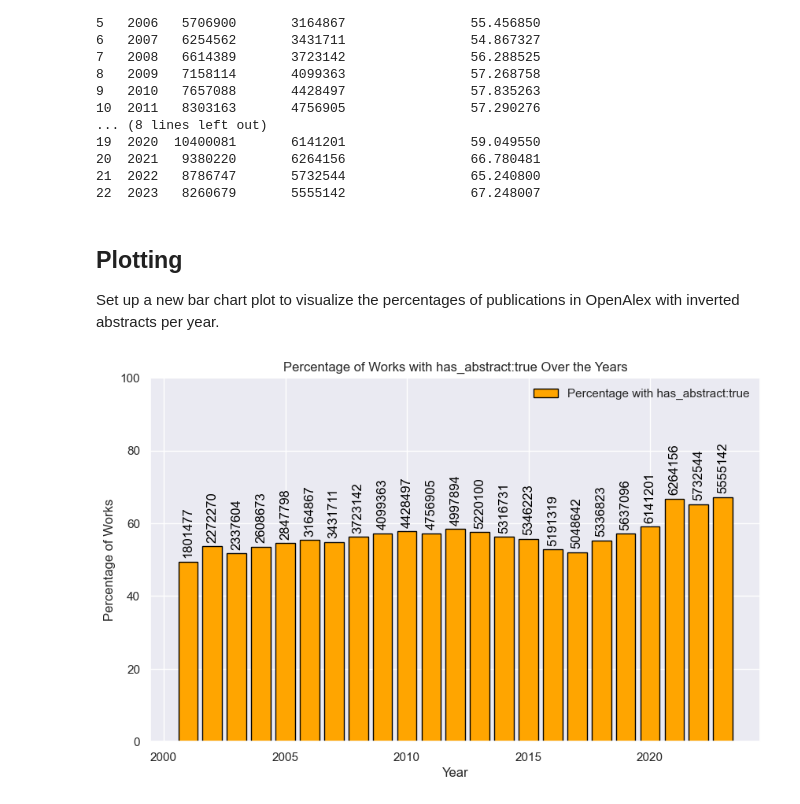
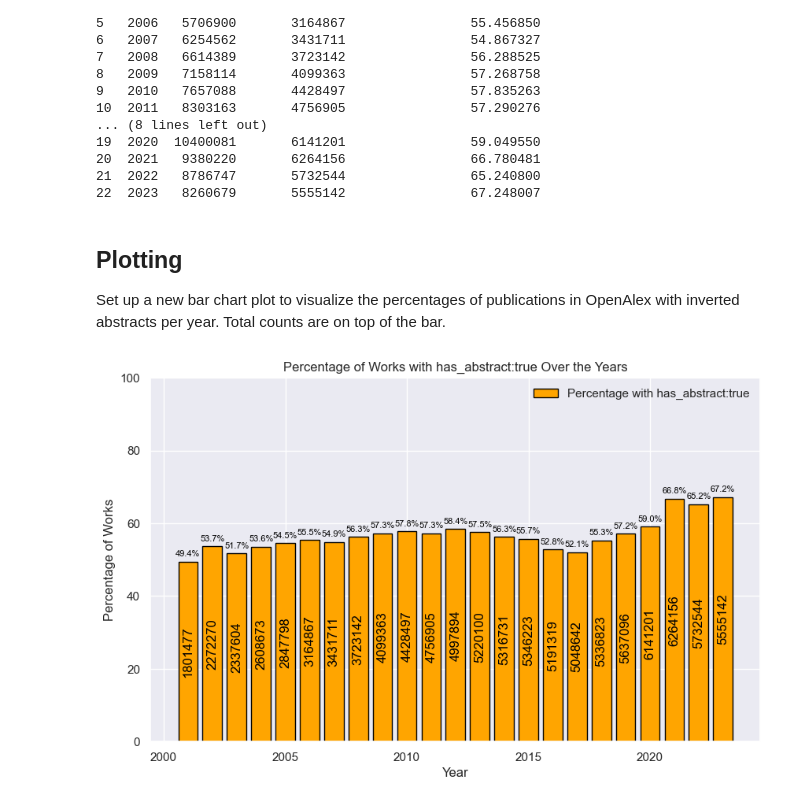
Before and after one commit to hauschke/openalex-playground, a Jupyter notebook: Abstract_Coverage_in_OpenAlex .ipynb, the cells around one changed output. Drawn from its saved outputs; the diff is of its cells as text; code cells hidden in the pictures.

Commit message:
Add percentages to plot

```diff
--- a/Abstract_Coverage_in_OpenAlex .ipynb
+++ b/Abstract_Coverage_in_OpenAlex .ipynb
@@ -88,28 +88,37 @@ print(metadata_df)
 22  2023   8260679       5555142                67.248007
 # %% [markdown]
 ## Plotting
-Set up a new bar chart plot to visualize the percentages of publications in OpenAlex with inverted abstracts per year.
+Set up a new bar chart plot to visualize the percentages of publications in OpenAlex with inverted abstracts per year. Total counts are on top of the bar.
 # %%
+# Set the style of the plot using seaborn
+sns.set(style='darkgrid')
+
 # Create a new figure and axis
 fig, ax = plt.subplots(figsize=(10, 6))
 
 # Plot the bar chart
-ax.bar(metadata_df['Year'], metadata_df['percentage_has_abstract'], color='orange', edgecolor='black', label='Percentage with has_abstract:true')
+bars = ax.bar(metadata_df['Year'], metadata_df['percentage_has_abstract'], color='orange', edgecolor='black', label='Percentage with has_abstract:true')
 
 # Set labels and title
 ax.set_xlabel('Year')
 ax.set_ylabel('Percentage of Works')
 ax.set_title('Percentage of Works with has_abstract:true Over the Years')
 ax.legend()
 
 # Set y-axis limit to 100%
 ax.set_ylim(0, 100)
 
 # Add the counts of has_abstract written vertically on the bars
 for i, val in enumerate(metadata_df['has_abstract']):
-    ax.text(metadata_df['Year'][i], metadata_df['percentage_has_abstract'][i] + 1, str(val), ha='center', va='bottom', rotation=90, color='black')
+    ax.text(metadata_df['Year'][i], metadata_df['percentage_has_abstract'][i] / 2, str(val), ha='center', va='center', rotation=90, color='black')
+
+# Add percentages with one number after the comma above the bars
+for bar in bars:
+    yval = bar.get_height()
+    percentage_val = f"{yval:.1f}%"
+    ax.text(bar.get_x() + bar.get_width() / 2, yval + 1, percentage_val, ha='center', va='bottom', color='black', fontsize=8)
 
 # Show the plot
 plt.show()
 # %% [output]
-[figure, old version]
+[figure, new version]
```
